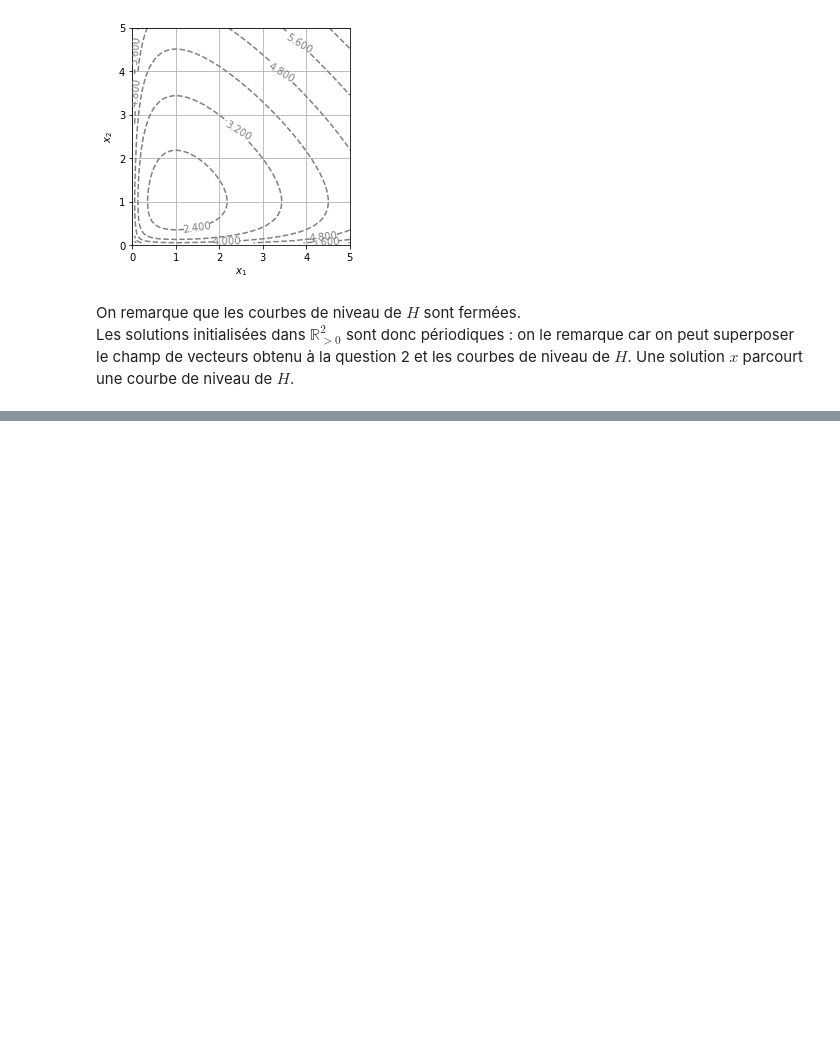
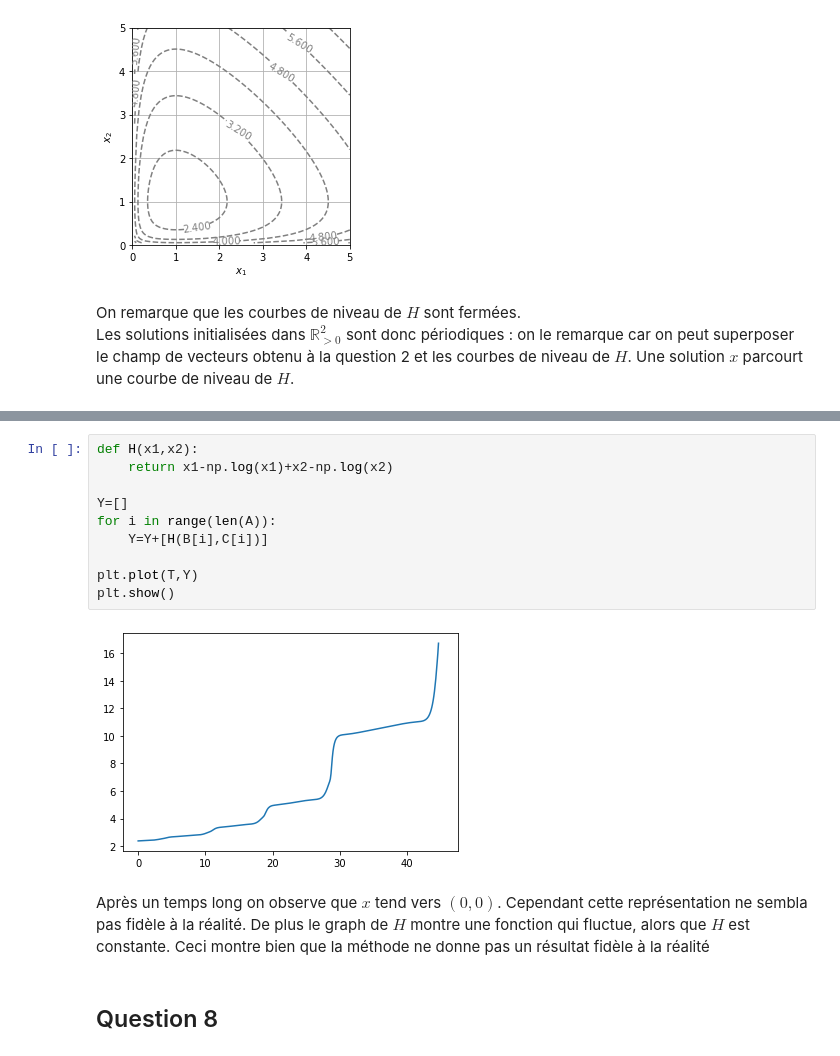
Before and after one commit to Loris0/projetnumerique2, a Jupyter notebook: Projet_num_2.ipynb, the cells around one changed output, grey strips where cells are left out. Cells and saved outputs as stored; diff of their text form; blank space fills up the shorter version.

```diff
--- a/Projet_num_2.ipynb
+++ b/Projet_num_2.ipynb
@@ -142,0 +193,16 @@ Les solutions initialisées dans $\mathbb{R}_{>0}^2$ sont donc périodiques : on
+# %%
+def H(x1,x2):
+    return x1-np.log(x1)+x2-np.log(x2)
+
+Y=[]
+for i in range(len(A)):
+    Y=Y+[H(B[i],C[i])]
+
+plt.plot(T,Y)
+plt.show()
+# %% [output]
+[figure, added]
+# %% [markdown]
+Après un temps long on observe que $x$ tend vers $(0,0)$. Cependant cette représentation ne sembla pas fidèle à la réalité. De plus le graph de $H$ montre une fonction qui fluctue, alors que $H$ est constante. Ceci montre bien que la méthode ne donne pas un résultat fidèle à la réalité
+# %% [markdown]
+## Question 8
```
Also changed, not shown: parts of 5 cells of this notebook.
